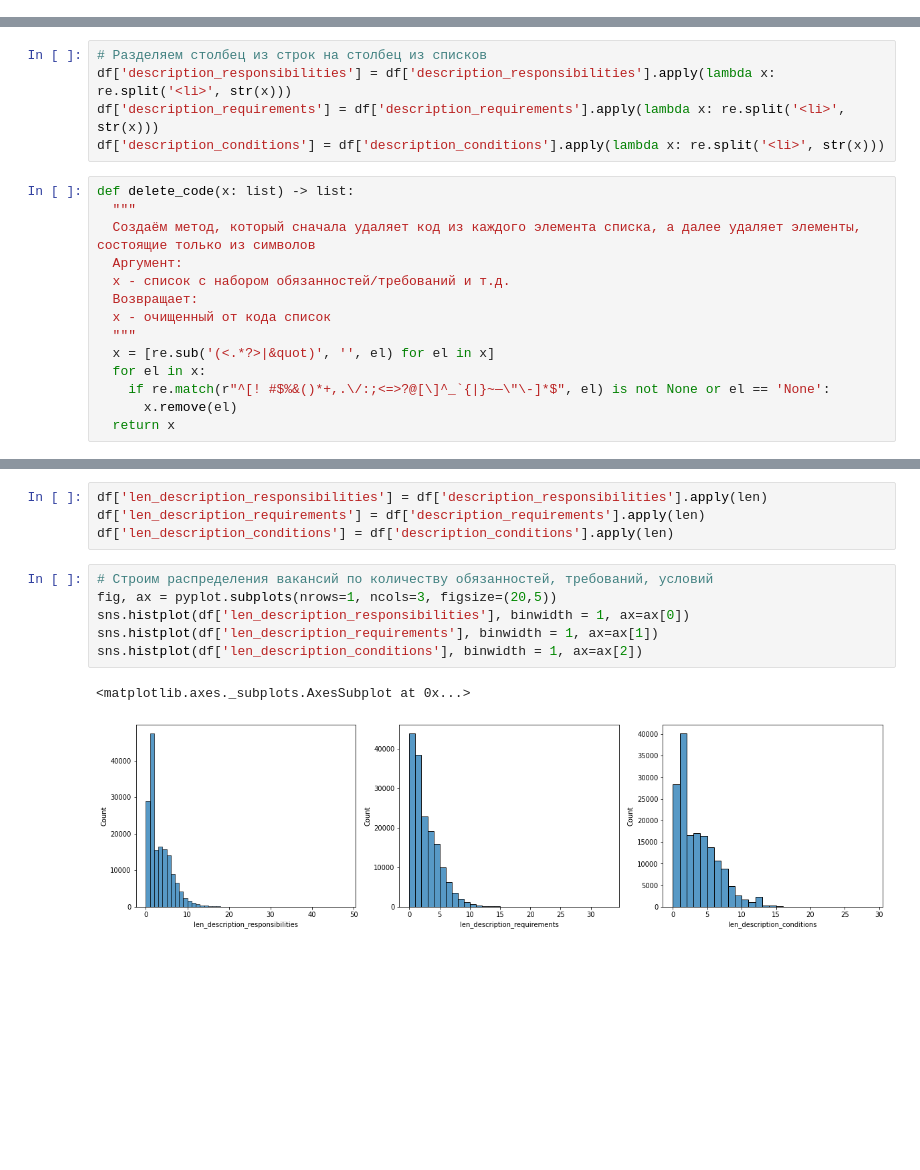
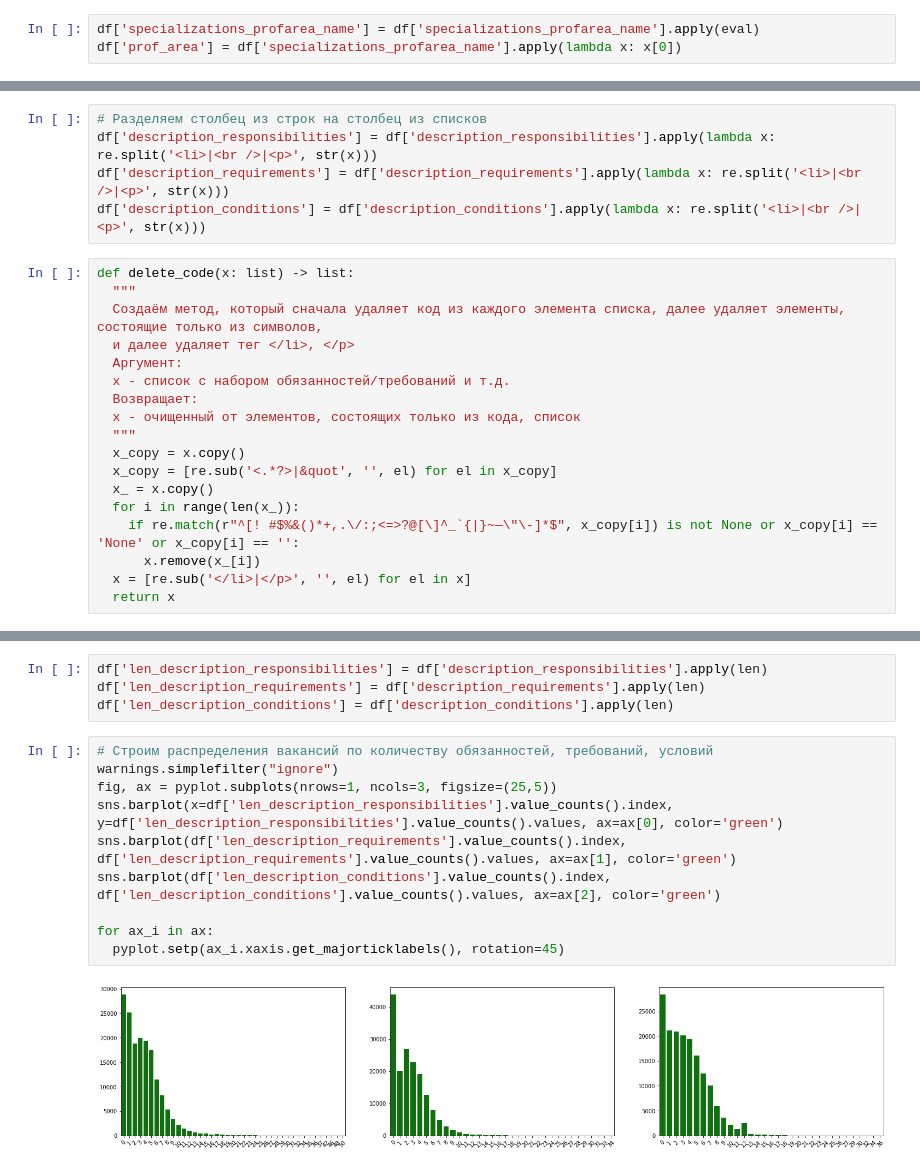
Before and after one commit to alievaliza/MSU_diploma, a Jupyter notebook: notebooks/JD_parser.ipynb, the cells around one changed output, grey strips where cells are left out. Saved outputs shown, nothing was run; the diff lists cells and outputs as text; blank space fills up the shorter version.

```diff
--- a/notebooks/JD_parser.ipynb
+++ b/notebooks/JD_parser.ipynb
@@ -250,0 +222,3 @@ df[['description_responsibilities', 'description_requirements', 'description_con
+# %%
+df['specializations_profarea_name'] = df['specializations_profarea_name'].apply(eval)
+df['prof_area'] = df['specializations_profarea_name'].apply(lambda x: x[0])
@@ -313,21 +311,25 @@ plot_dict(description_conditions)
 # %%
 # Разделяем столбец из строк на столбец из списков
-df['description_responsibilities'] = df['description_responsibilities'].apply(lambda x: re.split('<li>', str(x)))
-df['description_requirements'] = df['description_requirements'].apply(lambda x: re.split('<li>', str(x)))
-df['description_conditions'] = df['description_conditions'].apply(lambda x: re.split('<li>', str(x)))
+df['description_responsibilities'] = df['description_responsibilities'].apply(lambda x: re.split('<li>|<br />|<p>', str(x)))
+df['description_requirements'] = df['description_requirements'].apply(lambda x: re.split('<li>|<br />|<p>', str(x)))
+df['description_conditions'] = df['description_conditions'].apply(lambda x: re.split('<li>|<br />|<p>', str(x)))
 # %%
 def delete_code(x: list) -> list:
   """
-  Создаём метод, который сначала удаляет код из каждого элемента списка, а далее удаляет элементы, состоящие только из символов
+  Создаём метод, который сначала удаляет код из каждого элемента списка, далее удаляет элементы, состоящие только из символов,
+  и далее удаляет тег </li>, </p>
   Аргумент:
   x - список с набором обязанностей/требований и т.д.
   Возвращает:
-  x - очищенный от кода список
+  x - очищенный от элементов, состоящих только из кода, список
   """
-  x = [re.sub('(<.*?>|&quot)', '', el) for el in x]
-  for el in x:
-    if re.match(r"^[! #$%&()*+,.\/:;<=>?@[\]^_`{|}~—\"\-]*$", el) is not None or el == 'None':
-      x.remove(el)
+  x_copy = x.copy()
+  x_copy = [re.sub('<.*?>|&quot', '', el) for el in x_copy]
+  x_ = x.copy()
+  for i in range(len(x_)):
+    if re.match(r"^[! #$%&()*+,.\/:;<=>?@[\]^_`{|}~—\"\-]*$", x_copy[i]) is not None or x_copy[i] == 'None' or x_copy[i] == '':
+      x.remove(x_[i])
+  x = [re.sub('</li>|</p>', '', el) for el in x]
   return x
 # %%
 df['description_responsibilities'] = df['description_responsibilities'].apply(delete_code)
@@ -339,13 +341,16 @@ df['len_description_requirements'] = df['description_requirements'].apply(len)
 df['len_description_conditions'] = df['description_conditions'].apply(len)
 # %%
 # Строим распределения вакансий по количеству обязанностей, требований, условий
-fig, ax = pyplot.subplots(nrows=1, ncols=3, figsize=(20,5))
-sns.histplot(df['len_description_responsibilities'], binwidth = 1, ax=ax[0])
-sns.histplot(df['len_description_requirements'], binwidth = 1, ax=ax[1])
-sns.histplot(df['len_description_conditions'], binwidth = 1, ax=ax[2])
+warnings.simplefilter("ignore")
+fig, ax = pyplot.subplots(nrows=1, ncols=3, figsize=(25,5))
+sns.barplot(x=df['len_description_responsibilities'].value_counts().index, y=df['len_description_responsibilities'].value_counts().values, ax=ax[0], color='green')
+sns.barplot(df['len_description_requirements'].value_counts().index, df['len_description_requirements'].value_counts().values, ax=ax[1], color='green')
+sns.barplot(df['len_description_conditions'].value_counts().index, df['len_description_conditions'].value_counts().values, ax=ax[2], color='green')
+
+for ax_i in ax:
+  pyplot.setp(ax_i.xaxis.get_majorticklabels(), rotation=45)
 # %% [output]
-<matplotlib.axes._subplots.AxesSubplot at 0x...>
-[figure, old version]
+[figure, new version]
 # %%
 df[['description_responsibilities', 'description_requirements', 'description_conditions', 'description']].head()
 # %% [output]
```
Also changed, not shown: parts of 25 cells of this notebook.
